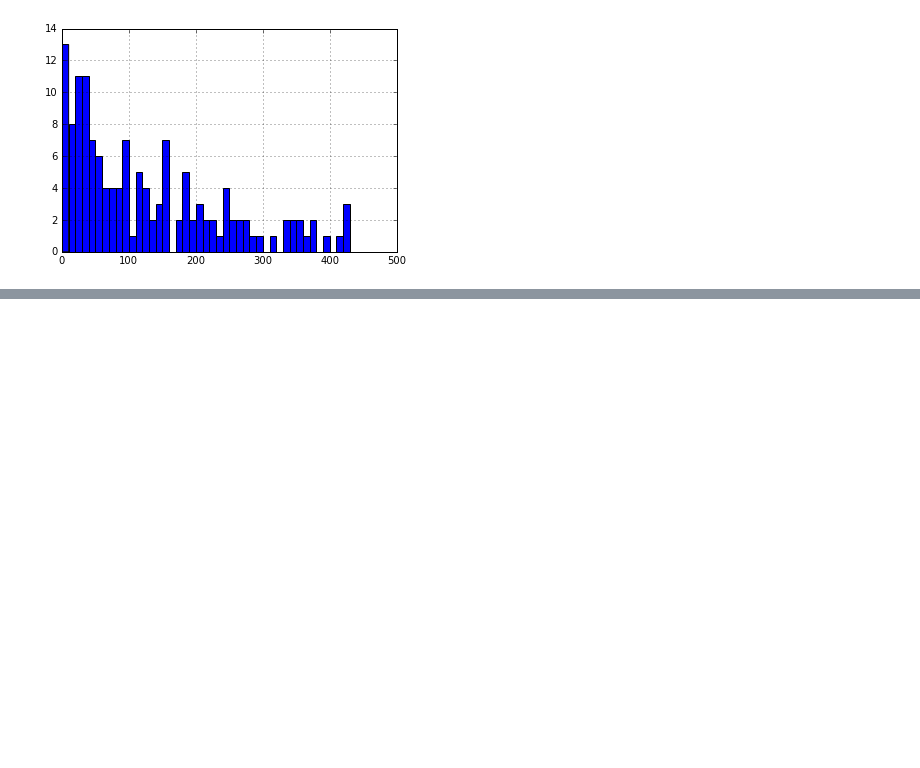
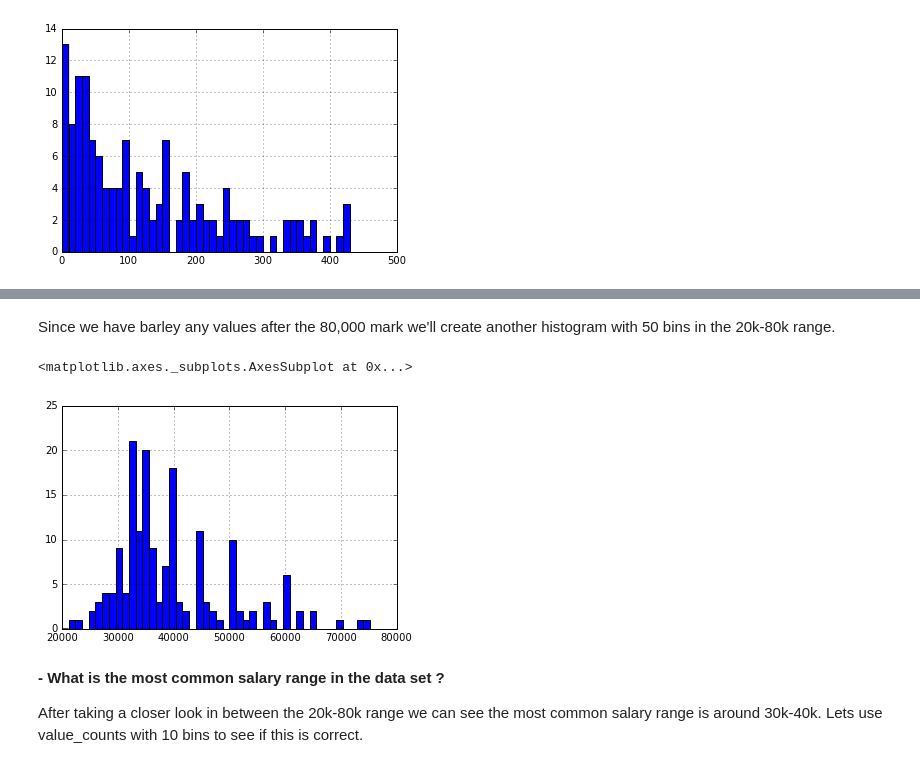
Before and after one commit to nkalpaxis/Visualizing_Earnings_Based_On_College_Majors, a Jupyter notebook: Visualizing_earnings_based_on_college_majors.ipynb, the cells around one changed output, grey strips where cells are left out. Cells and saved outputs as stored; diff of their text form; code cells hidden in the pictures; blank space fills up the shorter version.

```diff
--- a/Visualizing_earnings_based_on_college_majors.ipynb
+++ b/Visualizing_earnings_based_on_college_majors.ipynb
@@ -197,0 +214,12 @@ recent_grads['Sample_size'].hist(bins=50, range=(0,500))
+# %% [markdown]
+Since we have barley any values after the 80,000 mark we'll create another histogram with 50 bins in the 20k-80k range.
+# %%
+#Median earnings histogram, 50 bins, range 20000-80000
+recent_grads['Median'].hist(bins=50,range=(20000,80000))
+# %% [output]
+<matplotlib.axes._subplots.AxesSubplot at 0x...>
+[figure, added]
+# %% [markdown]
+**- What is the most common salary range in the data set ?**
+
+After taking a closer look in between the 20k-80k range we can see the most common salary range is around 30k-40k. Lets use value_counts with 10 bins to see if this is correct.
```
Also changed, not shown: parts of 20 cells of this notebook.
